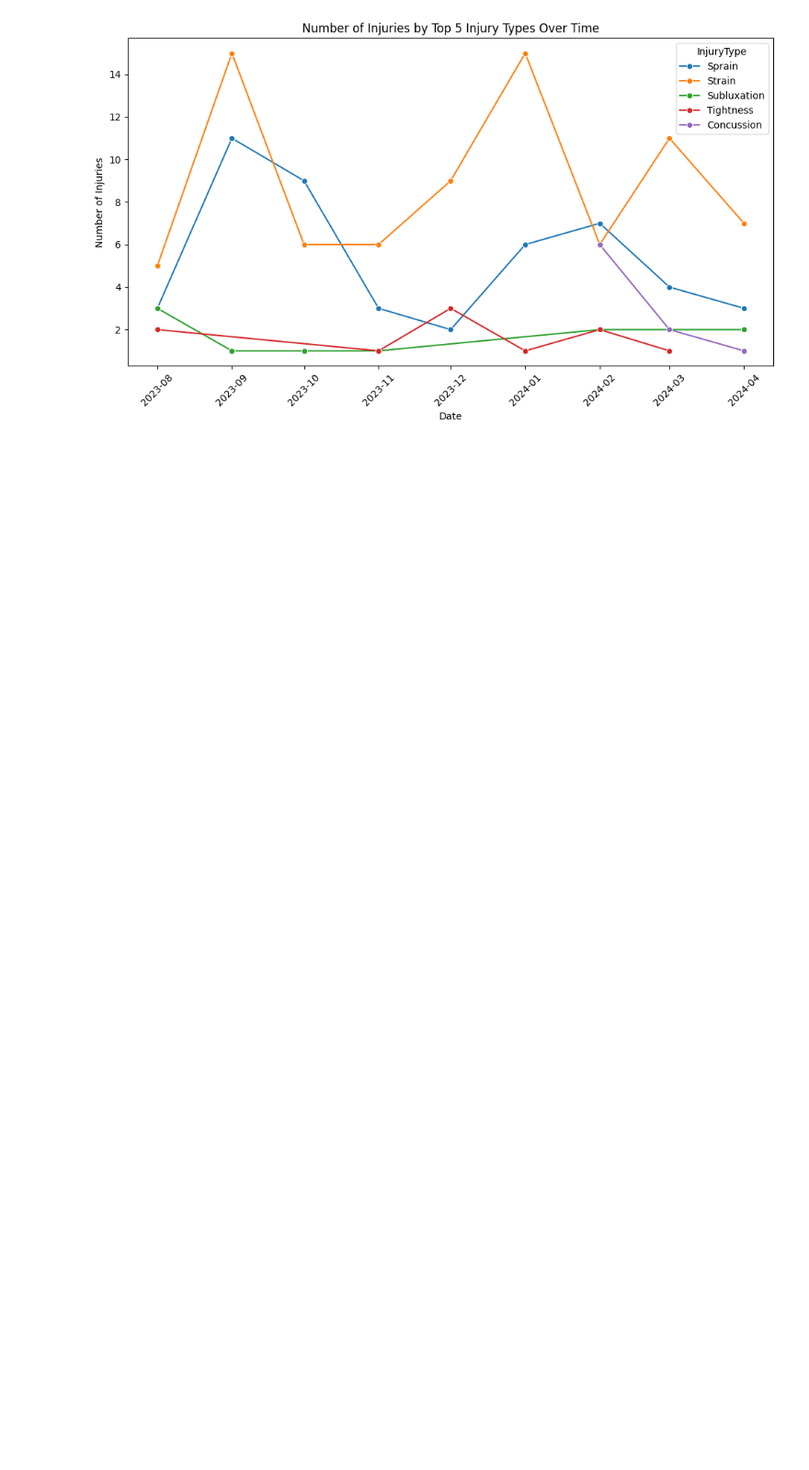
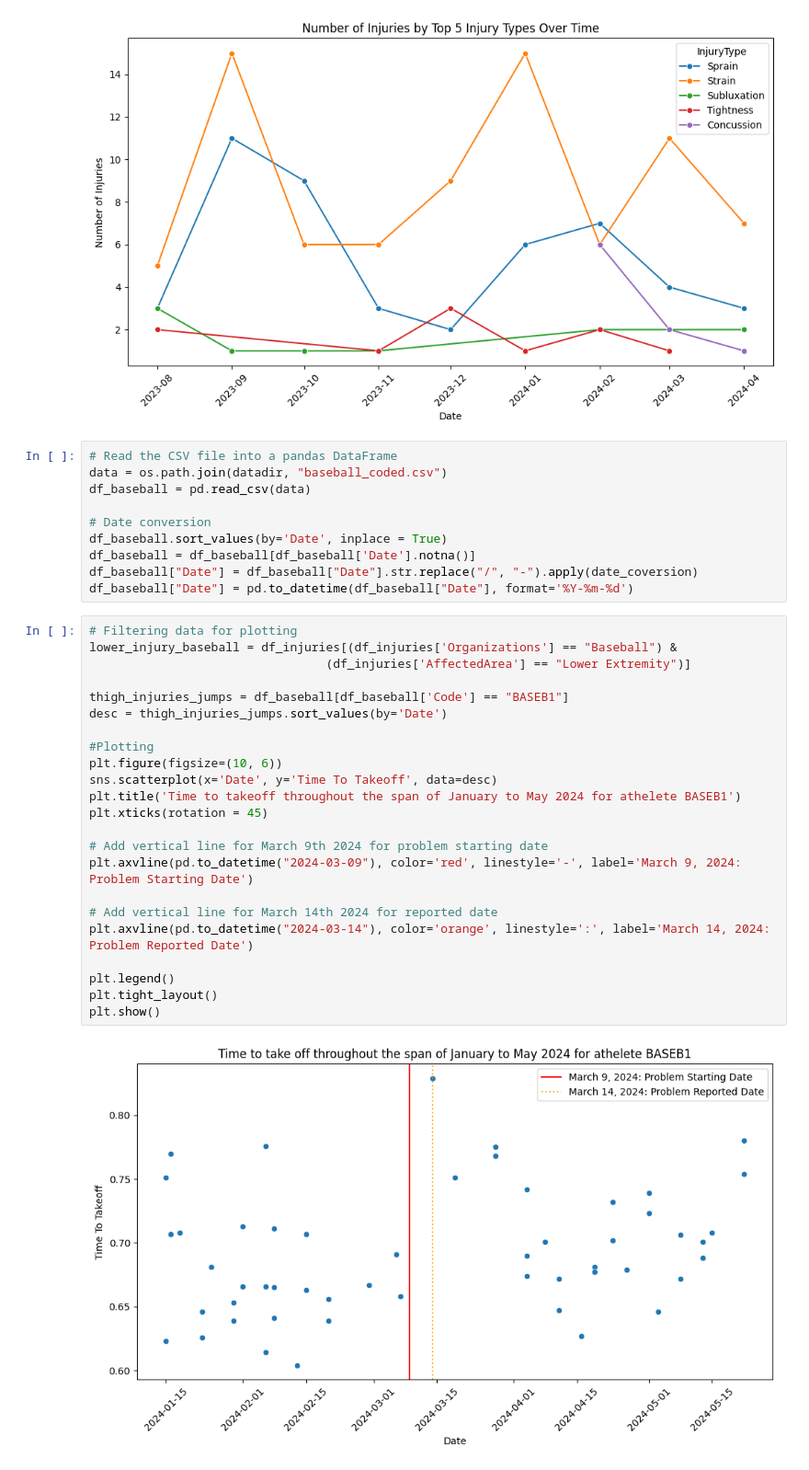
Before and after one commit to bachnguyen234/da301-isaac-athletics, a Jupyter notebook: bach_main_file.ipynb, the cells around one changed output. Shown: that part at 92% size. Saved outputs shown, nothing was run; the diff lists cells and outputs as text; blank space fills up the shorter version.

Commit message:
added comparison graph for time to takeoff

```diff
--- a/bach_main_file.ipynb
+++ b/bach_main_file.ipynb
@@ -182,3 +183,38 @@ plt.tight_layout()
 plt.show()
 # %% [output]
 [figure]
+# %%
+# Read the CSV file into a pandas DataFrame
+data = os.path.join(datadir, "baseball_coded.csv")
+df_baseball = pd.read_csv(data)
+
+# Date conversion
+df_baseball.sort_values(by='Date', inplace = True)
+df_baseball = df_baseball[df_baseball['Date'].notna()]
+df_baseball["Date"] = df_baseball["Date"].str.replace("/", "-").apply(date_coversion)
+df_baseball["Date"] = pd.to_datetime(df_baseball["Date"], format='%Y-%m-%d')
+# %%
+# Filtering data for plotting
+lower_injury_baseball = df_injuries[(df_injuries['Organizations'] == "Baseball") &
+                                 (df_injuries['AffectedArea'] == "Lower Extremity")]
+
+thigh_injuries_jumps = df_baseball[df_baseball['Code'] == "BASEB1"]
+desc = thigh_injuries_jumps.sort_values(by='Date')
+
+#Plotting
+plt.figure(figsize=(10, 6))
+sns.scatterplot(x='Date', y='Time To Takeoff', data=desc)
+plt.title('Time to takeoff throughout the span of January to May 2024 for athelete BASEB1')
+plt.xticks(rotation = 45)
+
+# Add vertical line for March 9th 2024 for problem starting date
+plt.axvline(pd.to_datetime("2024-03-09"), color='red', linestyle='-', label='March 9, 2024: Problem Starting Date')
+
+# Add vertical line for March 14th 2024 for reported date
+plt.axvline(pd.to_datetime("2024-03-14"), color='orange', linestyle=':', label='March 14, 2024: Problem Reported Date')
+
+plt.legend()
+plt.tight_layout()
+plt.show()
+# %% [output]
+[figure, added]
```
Also changed, not shown: parts of 1 cell of this notebook, 1 other file.
